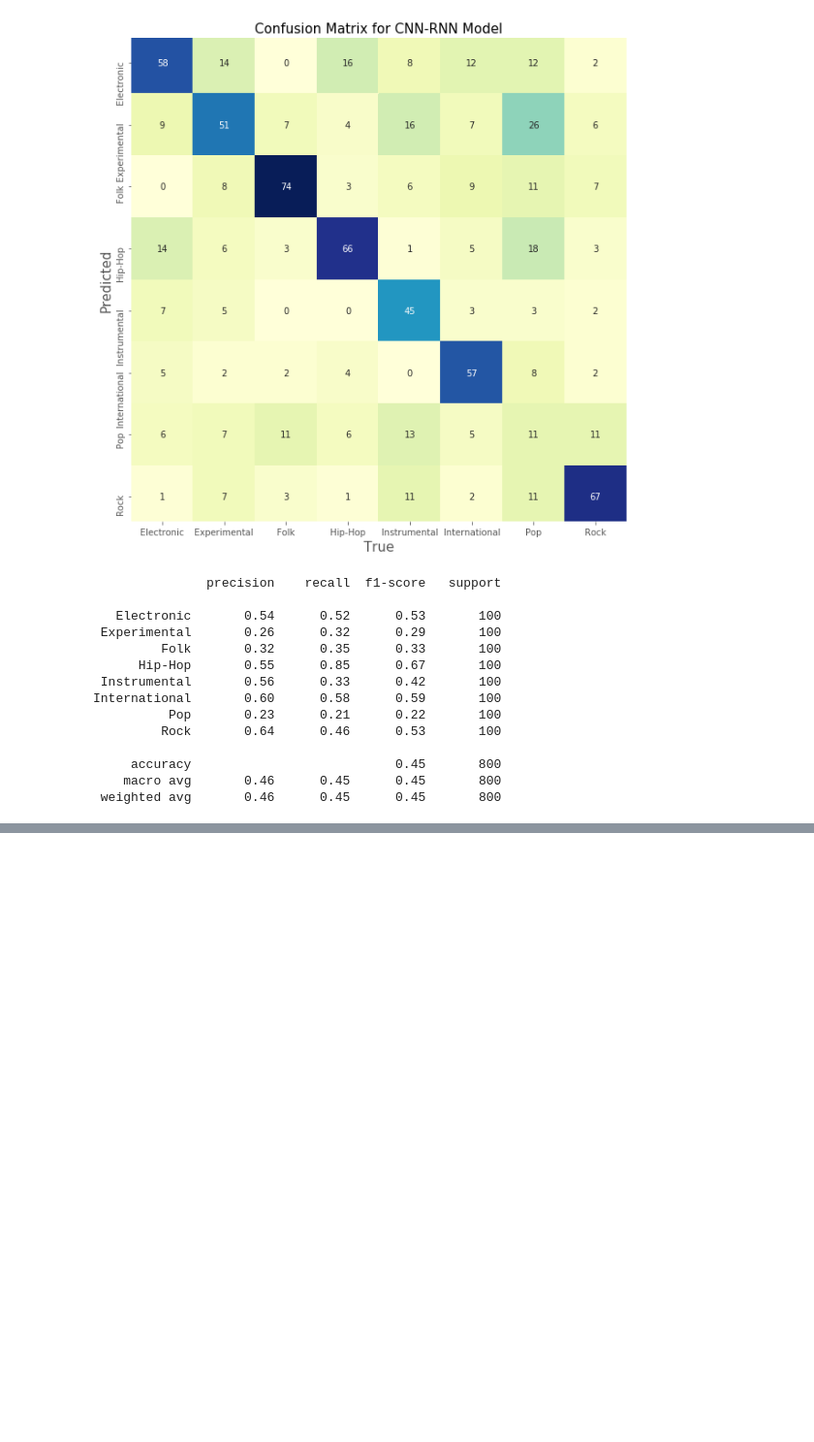
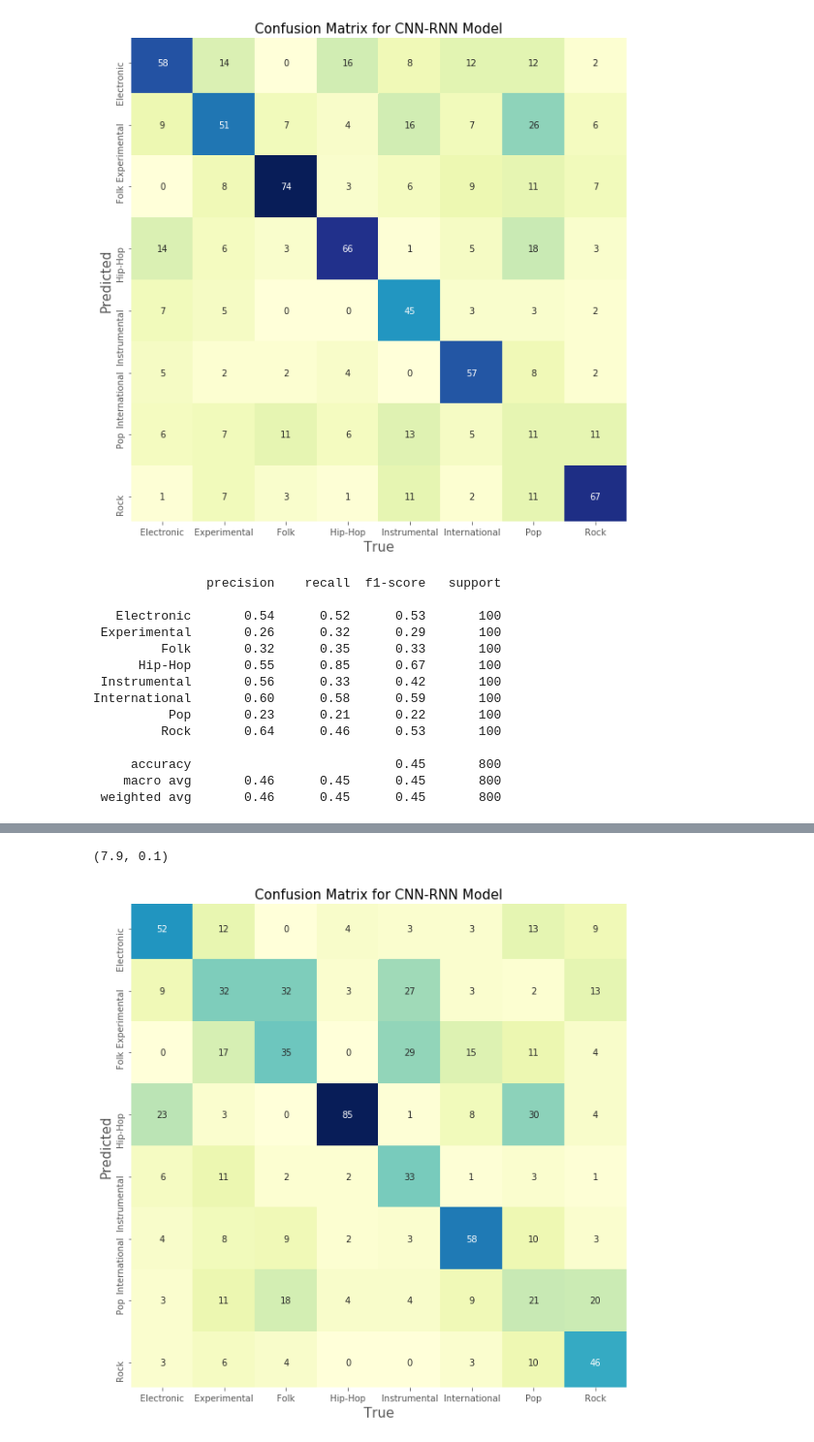
Before and after one commit to ddiaz164/music_genres, a Jupyter notebook: notebooks/models.ipynb, the cells around one changed output, grey strips where cells are left out. Shown: that part at 97% size. Saved outputs shown, nothing was run; the diff lists cells and outputs as text; code cells hidden in the pictures; blank space fills up the shorter version.

```diff
--- a/notebooks/models.ipynb
+++ b/notebooks/models.ipynb
@@ -331,0 +352,13 @@ International       0.60      0.58      0.59       100
+# %%
+mat = confusion_matrix(y_true, y_pred)
+fig, ax = plt.subplots(figsize=(12,10))
+sns.heatmap(mat.T, square=True, annot=True, fmt='d', cbar=False, cmap='YlGnBu',
+            xticklabels=genre_dict.keys(),
+            yticklabels=genre_dict.keys(), ax=ax)
+plt.xlabel('True', size=15)
+plt.ylabel('Predicted', size=15)
+plt.title('Confusion Matrix for CNN-RNN Model', size=15)
+ax.set_ylim(8-0.1, 0.1)
+# %% [output]
+(7.9, 0.1)
+[figure, added]
```
Also changed, not shown: parts of 20 cells of this notebook, 4 other files.
